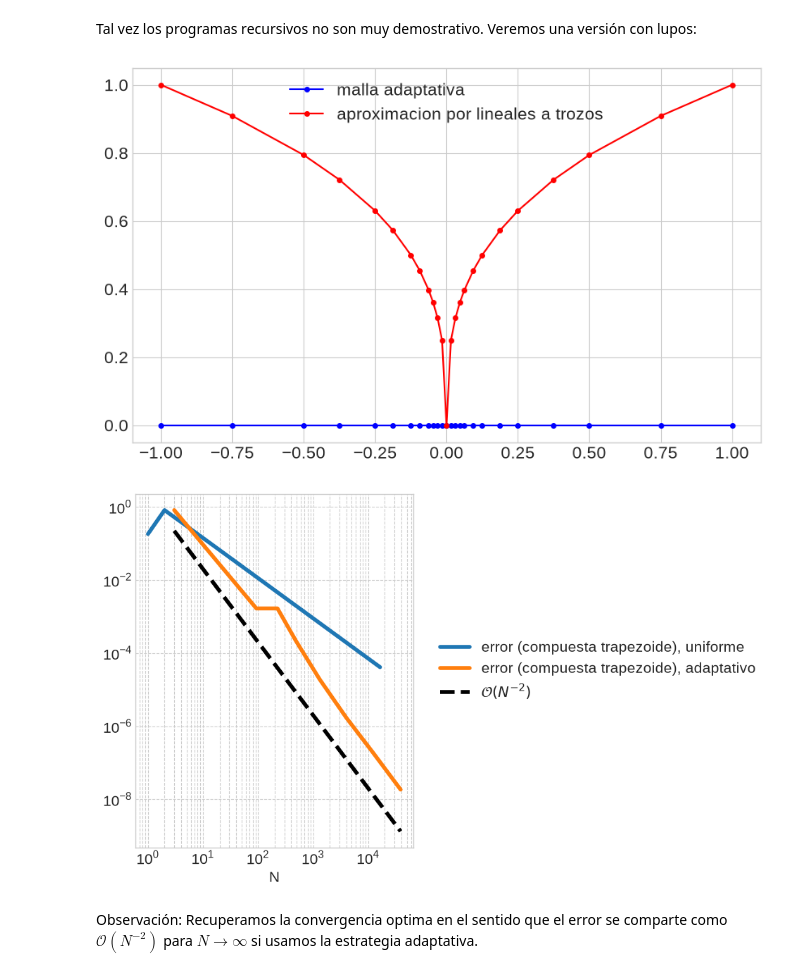
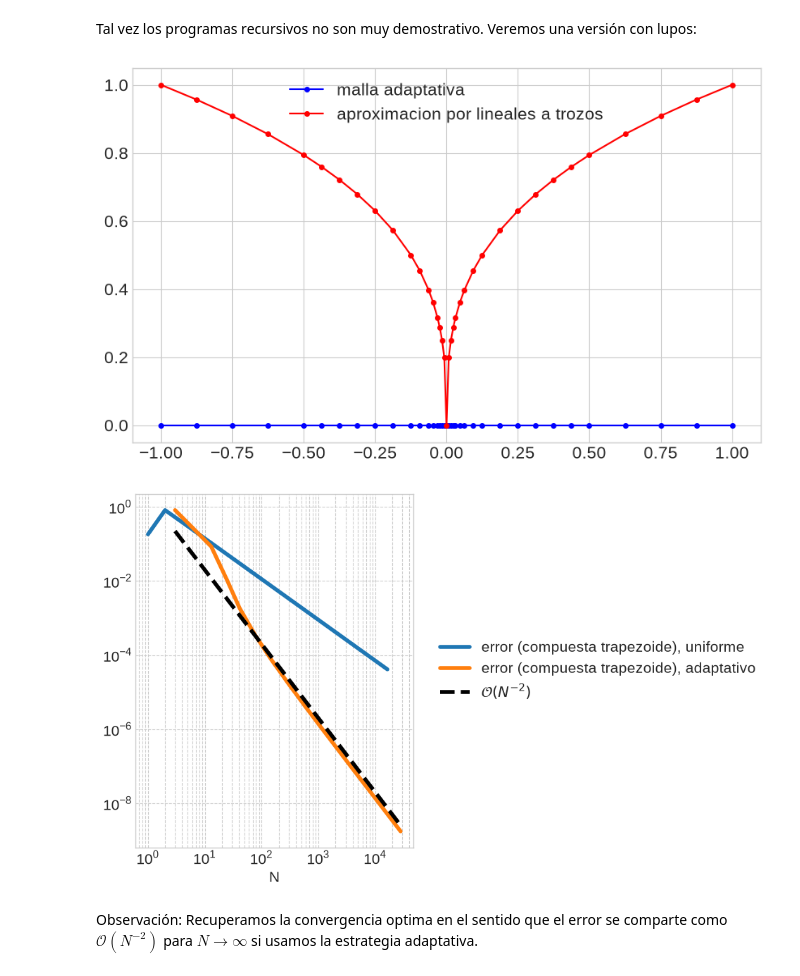
Before and after one commit to ManuelSanchezUribe/MAT2605_UC_labs, a Jupyter notebook: Lab10/lab10.ipynb, the cells around one changed output. Cells and saved outputs as stored; diff of their text form; code cells hidden in the pictures.

```diff
--- a/Lab10/lab10.ipynb
+++ b/Lab10/lab10.ipynb
@@ -151,7 +151,7 @@ N = [2**j for j in range(12)]
 err = np.zeros(len(N))
 
 for j in range(len(N)):
-    err[j] = abs(If-np.abs(trapezoideCompuesta(f,a,b,N[j])))
+    err[j] = np.abs(If-trapezoideCompuesta(f,a,b,N[j]))
 
 # Graficar
 plt.figure(figsize=(10, 6))
@@ -266,12 +266,12 @@ def trapezoideAdaptivaNoRecursiva(f, a, b, tol=1e-12):
     fa, fb = f(a), f(b)
     malla = {a: fa, b: fb}
 
-    # generamos lista, intervalos (a,b,tol)
-    intervalos = [(a, b, tol)]
+    # generamos lista, intervalos (a,b)
+    intervalos = [(a, b)]
     Q = 0.0
 
     while intervalos:
-        izq, der, tolActual = intervalos.pop()
+        izq, der = intervalos.pop()
 
         f_izq = malla[izq]
         f_der = malla[der]
@@ -291,15 +291,15 @@ def trapezoideAdaptivaNoRecursiva(f, a, b, tol=1e-12):
         I_fine = I_izq + I_der
 
         # estimacion del error
-        error = abs(I_fine - I_coarse)
+        error = np.abs(I_fine - I_coarse)
 
-        if error <= tolActual:
+        if error <= tol:
             # error dentro tolerancia --> OK
             Q += I_fine
         else:
             # Si no, dividir en dos intervalos
-            intervalos.append((mid, der, tolActual / 2.0))
-            intervalos.append((izq, mid, tolActual / 2.0))
+            intervalos.append((mid, der))
+            intervalos.append((izq, mid))
 
     # Sortear la malla (es decir, los nodos)
     mallaSorteada = sorted(malla.items())
@@ -311,21 +311,21 @@ If = 3.0/2.0
 a = -1
 b = 1
 
-Q, malla = trapezoideAdaptivaNoRecursiva(f,a,b,1e-1)
+Q, malla = trapezoideAdaptivaNoRecursiva(f,a,b,1e-3)
 
-# Extract coordinates for plotting
+# nodos (y valores de f)
 x = [nodo[0] for nodo in malla]
 y = [nodo[1] for nodo in malla]
 
 plt.figure(figsize=(10, 6))
 
-# Plot the actual trapezoids / linear segments
+# Graficar
 plt.plot(x, np.zeros(len(x)), "b.-", markersize=8, label="malla adaptativa")
 plt.plot(x, y, "r.-", markersize=8, label="aproximacion por lineales a trozos")
 plt.legend()
 plt.show()
 # %% [output]
-[figure, old version]
+[figure, new version]
 # %%
 f = lambda x: np.abs(x)**(1/10)
 If = 20.0/11.0
@@ -335,35 +335,35 @@ b = 1
 # Ejemplo con particion uniforme
 N = [2**j for j in range(15)]
 err = np.zeros(len(N))
 for j in range(len(N)):
     err[j] = np.abs(If-trapezoideCompuesta(f,a,b,N[j]))
 
 # Con mallas adaptativas
-TOL = [10**(-j) for j in range(8)]
+TOL = [10**(-j) for j in range(13)]
 errAdap = np.zeros(len(TOL))
 NAdap = np.zeros(len(TOL))
 for j in range(len(TOL)):
     Q, malla = trapezoideAdaptivaNoRecursiva(f,a,b,TOL[j])
 
     errAdap[j] = abs(If-Q)
     NAdap[j] = len(malla)
 
 # Graficar
 plt.figure(figsize=(10, 6))
 plt.loglog(N, err, label='error (compuesta trapezoide), uniforme', linewidth=4)
 plt.loglog(NAdap,errAdap,label='error (compuesta trapezoide), adaptativo', linewidth=4)
 plt.loglog(NAdap, [(b-a)/NAdap[j]**2 for j in range(len(NAdap))], '--k', label='$\\mathcal{O}(N^{-2})$', linewidth=4)
 
 # formato
 plt.rc('font', size=15)
 plt.xlabel('N')
 plt.legend(bbox_to_anchor=(1.05, 0.5), loc='center left')
 plt.grid(True, which="both", ls="--")
 
 plt.tight_layout()
 plt.show()
 # %% [output]
-[figure, old version]
+[figure, new version]
 # %% [markdown]
 Observaci&oacute;n: Recuperamos la convergencia optima en el sentido que el error se comparte como $\mathcal{O}(N^{-2})$ para $N\to \infty$ si usamos la estrategia adaptativa.
 # %% [markdown]
```
Also changed, not shown: parts of 2 cells of this notebook.
